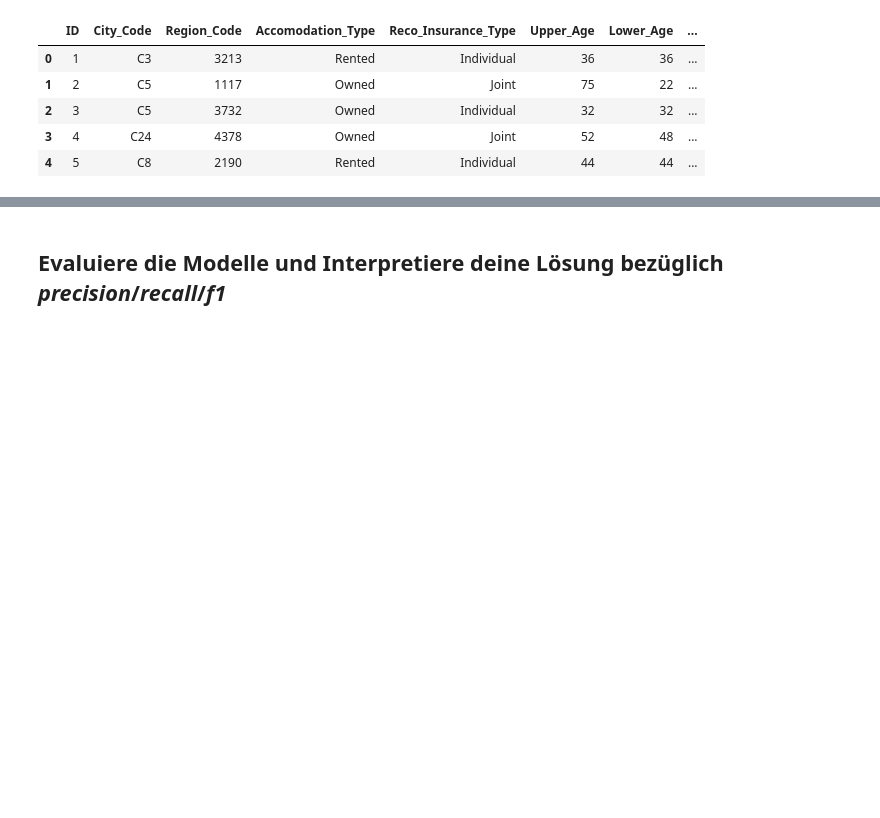
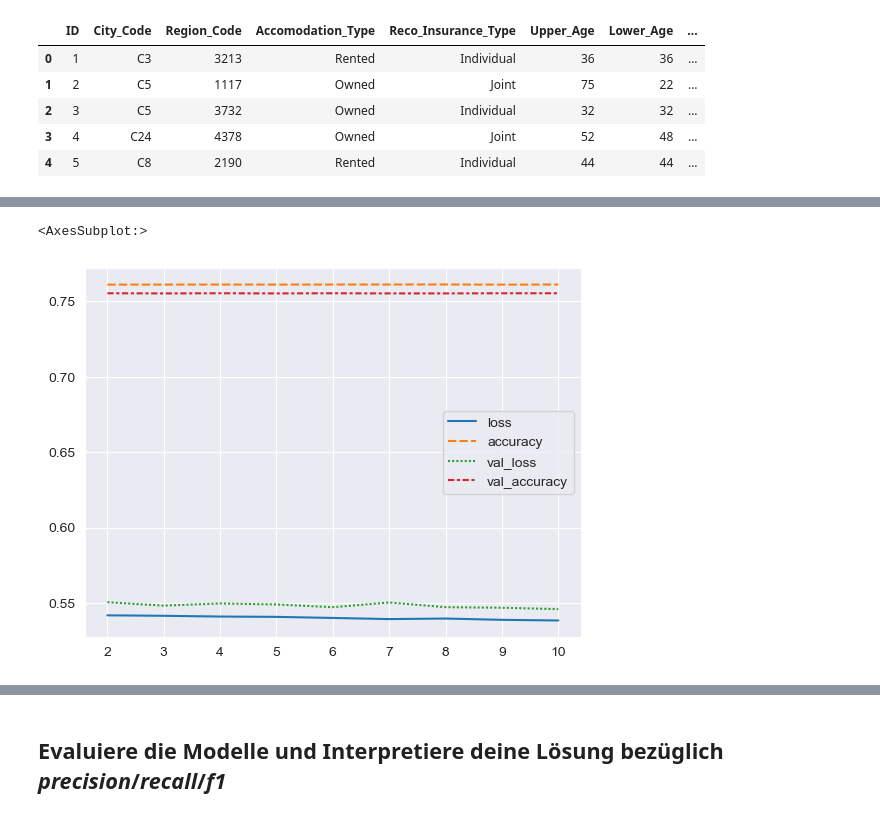
Before and after one commit to robertexplodes/pos-datascience, a Jupyter notebook: health_insurance/health-insurance.ipynb, the cells around one changed output, grey strips where cells are left out. Cells and saved outputs as stored; diff of their text form; code cells hidden in the pictures; blank space fills up the shorter version.

```diff
--- a/health_insurance/health-insurance.ipynb
+++ b/health_insurance/health-insurance.ipynb
@@ -84,0 +172,33 @@ insurance.head()
+# %%
+from keras.callbacks import EarlyStopping
+cb_early_stop = EarlyStopping(
+    monitor='val_accuracy',
+    min_delta=0.05,
+    patience=10,
+    restore_best_weights=True,
+    verbose=1)
+# %%
+METRICS = [
+    keras.metrics.Recall(name='recall')
+]
+
+ann_no_classweights = Sequential([
+    Dense(units=50, activation='relu'),
+    BatchNormalization(),
+    Dense(units=50, activation='relu'),
+    BatchNormalization(),
+    Dense(units=50, activation='relu'),
+    BatchNormalization(),
+    Dense(units=50, activation='relu'),
+    BatchNormalization(),
+    Dense(units=1, activation='sigmoid')
+])
+ann_no_classweights.compile(optimizer='adam', loss='binary_crossentropy', metrics='accuracy')
+history = ann_no_classweights.fit(X_train, y_train,
+                                  callbacks=cb_early_stop,
+                                  validation_data=(X_test, y_test),
+                                  epochs=30,
+                                  workers=-1,
+                                  verbose=1
+                                  )
+history = pd.DataFrame(history.history)
@@ -84,0 +223,5 @@ insurance.head()
+# %%
+sns.lineplot(data=history[2:])
+# %% [output]
+<AxesSubplot:>
+[figure, added]
```
Also changed, not shown: parts of 29 cells of this notebook, 2 other files.
